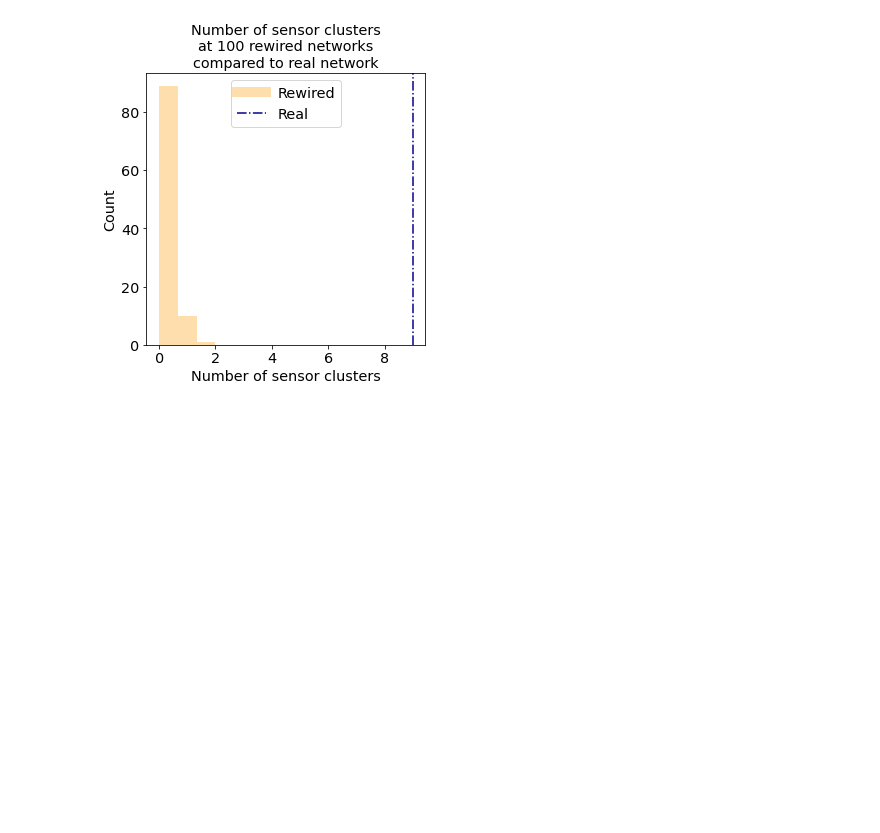
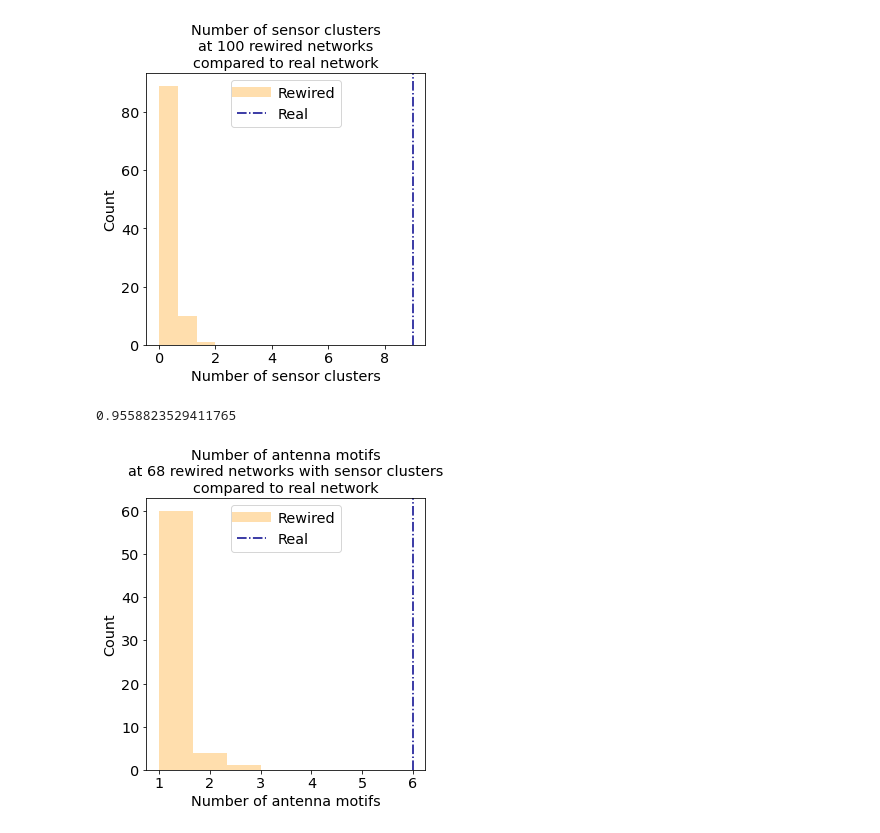
Before and after one commit to oacar/enm_package, a Jupyter notebook: notebooks/05-Rewired-network-sensors.ipynb, the cells around one changed output. Cells and saved outputs as stored; diff of their text form; code cells hidden in the pictures; blank space fills up the shorter version.

```diff
--- a/notebooks/05-Rewired-network-sensors.ipynb
+++ b/notebooks/05-Rewired-network-sensors.ipynb
@@ -328,6 +347,18 @@ def plot_sensors(e_pcc,idx):
     nx.draw_networkx_edges(nx.induced_subgraph(sub_nw, sub_orfs), pos=pos_sub, edge_color='red')
     plt.show()
     #nx.draw_networkx(sub_nw)
+# %%
+def find_antenna_sensors(rew_list,idx ,sensors_df_list):
+    g =rew_list[idx]
+    sub_orfs =  sensors_df_list.loc[sensors_df_list.level_0==idx].dropna(subset=['sensor_cluster']).orf_name.tolist()
+    #g = e.graph_gc
+    induced_g = nx.induced_subgraph(g,sub_orfs)
+    sub_nw = get_subnetwork(g, sub_orfs, radius= 1)
+    all_nodes = sub_nw.nodes
+    sensor_nodes = sub_orfs
+    num_nonsensor = len(np.setdiff1d(all_nodes, sensor_nodes)) / len(list(nx.connected_components(sub_nw)))
+    #print(num_nonsensor)
+    return num_nonsensor==1, len(np.setdiff1d(all_nodes, sensor_nodes))
 # %%
 for i in idxx:
     print(i)
@@ -407,3 +427,23 @@ plt.legend(handles = [
 fig.savefig('../reports/figures/paper_figures_supp/rewired_sensor_count.png', bbox_inches='tight',dpi=150)
 # %% [output]
 [figure]
+# %%
+sum([find_antenna_sensors(rewired_nw_list,i,sensors_df_rew) for i in idxx]) / len(idxx)
+# %% [output]
+0.9558823529411765
+# %%
+rew_antenna = [find_antenna_sensors(rewired_nw_list,i,sensors_df_rew) for i in idxx]
+# %%
+fig, ax =plt.subplots(figsize=(5,5))
+ax.hist([j for i,j in rew_antenna if i==True],3,color='navajowhite')
+ax.axvline(6,c='darkblue',linestyle='-.')
+ax.set_xlabel('Number of antenna motifs')
+ax.set_ylabel('Count')
+ax.set_title('Number of antenna motifs\nat 68 rewired networks with sensor clusters\ncompared to real network')
+plt.legend(handles = [
+    Line2D([0],[0],color='navajowhite',linewidth=10,label='Rewired'),
+    Line2D([0],[0],color='darkblue',linestyle='-.', label='Real')
+], loc='upper center')
+fig.savefig('../reports/figures/paper_figures_supp/rewired_antenna_sensor_count.png', bbox_inches='tight',dpi=150)
+# %% [output]
+[figure, added]
```
Also changed, not shown: parts of 13 cells of this notebook, 33 other files.
